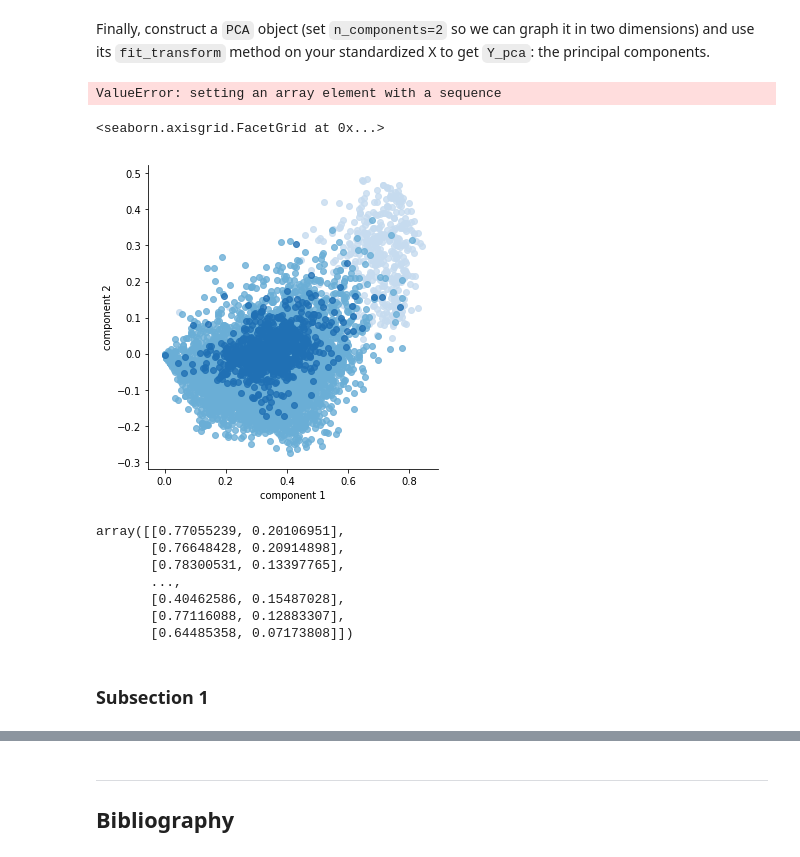
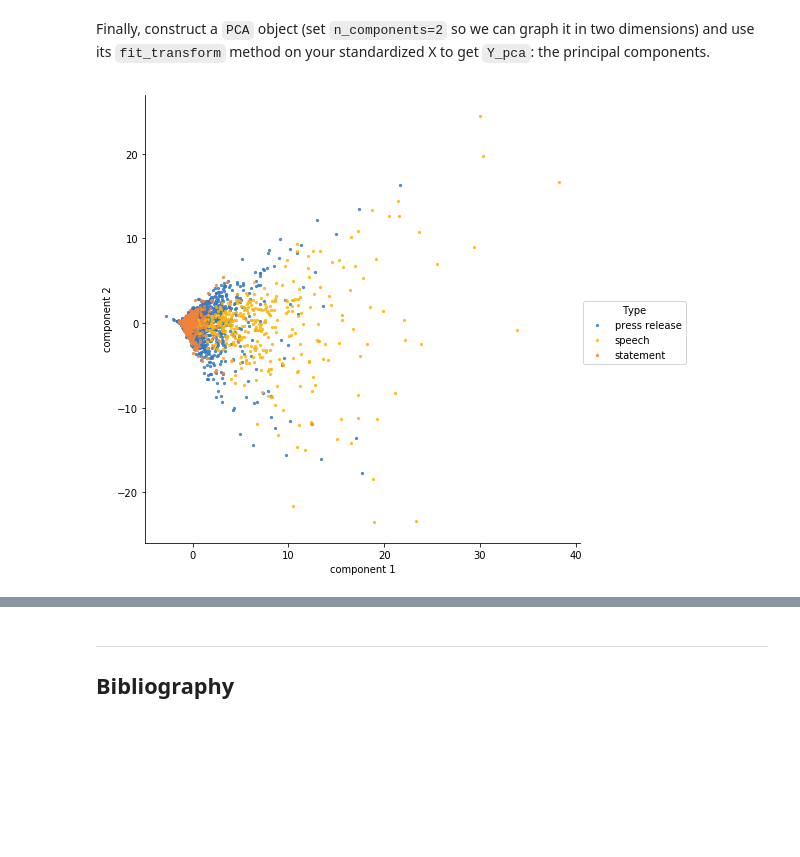
Before and after one commit to ds-modules/LEGALST-190, a Jupyter notebook: labs/3-22/3-22_EDA_Solutions.ipynb, the cells around one changed output, grey strips where cells are left out. Saved outputs shown, nothing was run; the diff lists cells and outputs as text; code cells hidden in the pictures; blank space fills up the shorter version.

Commit message:
PCA done. ran all cells on datahub; no errors

```diff
--- a/labs/3-22/3-22_EDA_Solutions.ipynb
+++ b/labs/3-22/3-22_EDA_Solutions.ipynb
@@ -307,8 +314,8 @@ First, create a table `X` that only has the columns with the extracted numerical
 # select only the columns with int or float values
 X = campaign.iloc[:, 9:].drop('datetime', axis=1)
 
-# select the column with the party classification
-y = campaign['Party']
+# select the column with the type classification
+y = campaign['Type']
 # %% [markdown]
 Next, we want to standardize X so that all the features have the same scale (i.e. have an average value of 0 and a standard deviation of 1). Do this by creating a `StandardScaler()`, then run its `fit_transform` method on `X`. You should recognize the syntax from other scikit-learn models.
 # %%
@@ -342,10 +349,12 @@ Y_pca = pca.fit_transform(X_std)
 # %%
 # create a dataframe with the principal components and the classes
 components = pd.DataFrame({'component 1': Y_pca[:, 0],
                           'component 2': Y_pca[:, 1],
-                          'Party': y})
+                          'Type': y})
 
+colors = sns.xkcd_palette(["windows blue", "amber",  "dusty orange"])
 # plot
-sns.lmplot(x = 'component 1', y = 'component 2', data = components, hue='Party', legend=False, fit_reg=False, col=['b', 'r'])
+sns.lmplot(x = 'component 1', y = 'component 2', data = components, hue='Type', legend=True, fit_reg=False,
+            hue_order=['press release', 'speech', 'statement'],palette=colors, scatter_kws={'s':5}, size=7);
 # %% [output]
-ValueError: setting an array element with a sequence
+[figure, added]
@@ -366,20 +360,0 @@ y2 = campaign['Type']
-# %%
-components2 = pd.DataFrame({'component 1': X2[:, 0],
-                          'component 2': X2[:, 1],
-                          'Party': y2})
-sns.lmplot(x = 'component 1', y = 'component 2', data = components2, hue='Party', legend=False, fit_reg=False, palette="Blues")
-# %% [output]
-<seaborn.axisgrid.FacetGrid at 0x...>
-[figure, removed]
-# %%
-X2
-# %% [output]
-array([[0.77055239, 0.20106951],
-       [0.76648428, 0.20914898],
-       [0.78300531, 0.13397765],
-       ...,
-       [0.40462586, 0.15487028],
-       [0.77116088, 0.12883307],
-       [0.64485358, 0.07173808]])
-# %% [markdown]
-### Subsection 1 <a id='subsection 1'></a>
```
Also changed, not shown: parts of 24 cells of this notebook.
